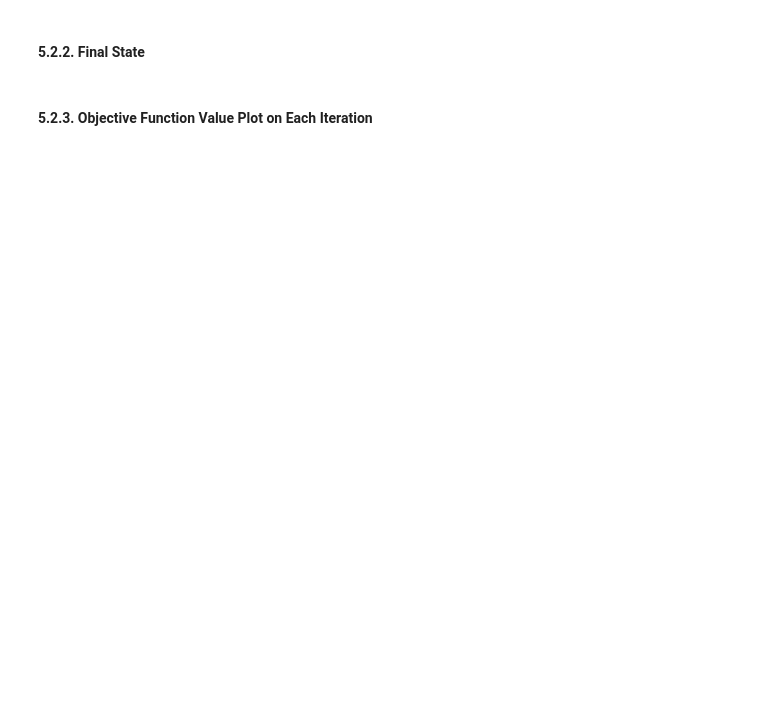
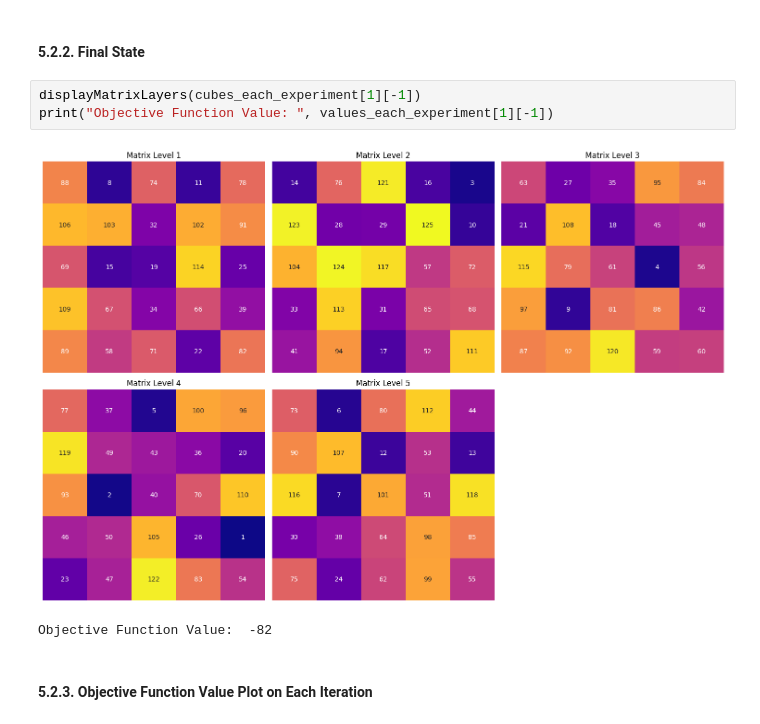
Before and after one commit to Zechtro/Tubes1_AI, a Jupyter notebook: src/Main.ipynb, the cells around one changed output. Cells and saved outputs as stored; diff of their text form; blank space fills up the shorter version.

```diff
--- a/src/Main.ipynb
+++ b/src/Main.ipynb
@@ -314,4 +490,10 @@ displayPlotProbabilityMove(e_probs_each_experiment[1])
 # %% [markdown]
 #### 5.2.2. Final State
+# %%
+displayMatrixLayers(cubes_each_experiment[1][-1])
+print("Objective Function Value: ", values_each_experiment[1][-1])
+# %% [output]
+[figure, added]
+Objective Function Value:  -82
 # %% [markdown]
 #### 5.2.3. Objective Function Value Plot on Each Iteration
```
Also changed, not shown: parts of 53 cells of this notebook, 4 other files.
